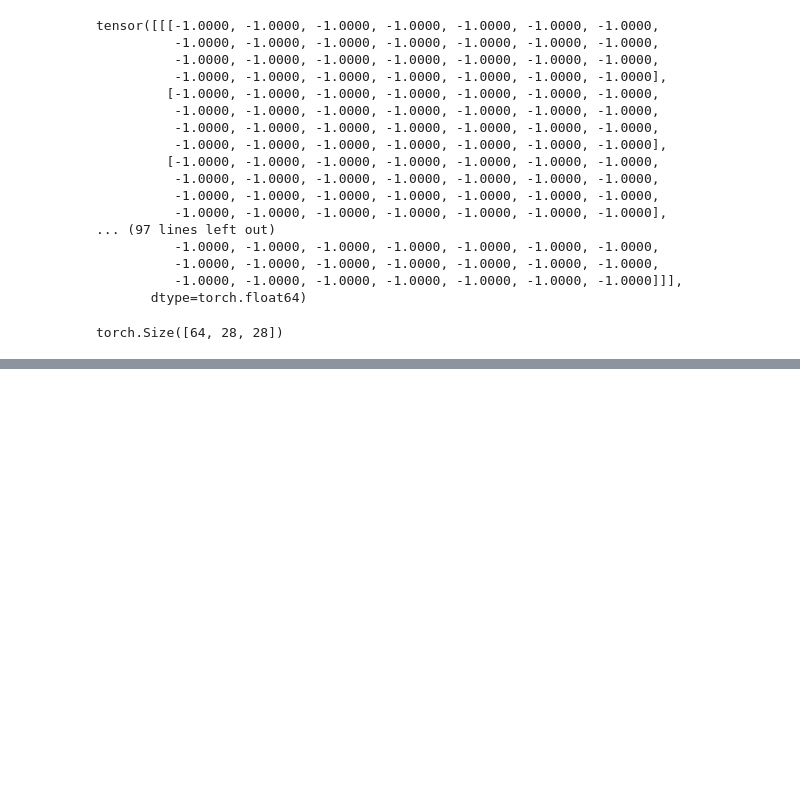
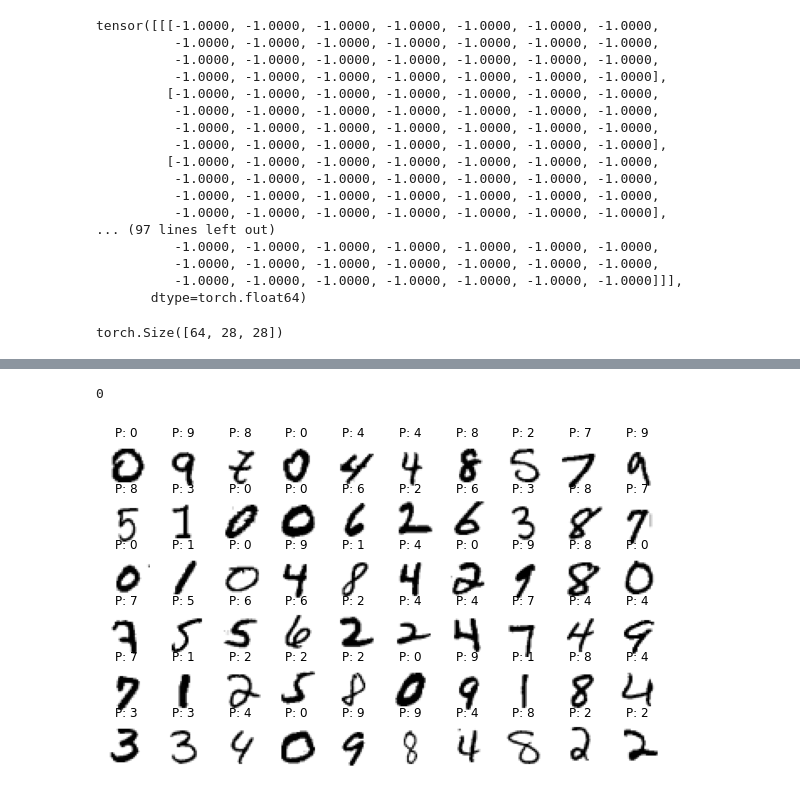
Before and after one commit to RobertSparadrap/neronal_network, a Jupyter notebook: neuronal_network.ipynb, the cells around one changed output, grey strips where cells are left out. Cells and saved outputs as stored; diff of their text form; code cells hidden in the pictures; blank space fills up the shorter version.

```diff
--- a/neuronal_network.ipynb
+++ b/neuronal_network.ipynb
@@ -211,0 +228,21 @@ epoch 14 - training loss: 0.02821959741818546
+# %%
+preds = model(images)
+print(preds[0].argmax().tolist())
+# %% [output]
+0
+# %%
+def show_images2(images, labels, preds, rows=6, cols=10):
+  fig, axes = plt.subplots(rows, cols, figsize=(cols, rows))
+  for i in range(cols*rows):
+    ridx = i // cols
+    cidx = i % cols
+    ax = axes[ridx, cidx]
+    ax.axis("off")
+    ax.imshow(images[i].view(28, 28), cmap="gray_r")
+    ax.set_title("P: {}" .format(preds[i].argmax().tolist()))
+  plt.show()
+  return fig
+
+fig = show_images2(images, labels, preds)
+# %% [output]
+[figure, added]
```
Also changed, not shown: parts of 25 cells of this notebook.
